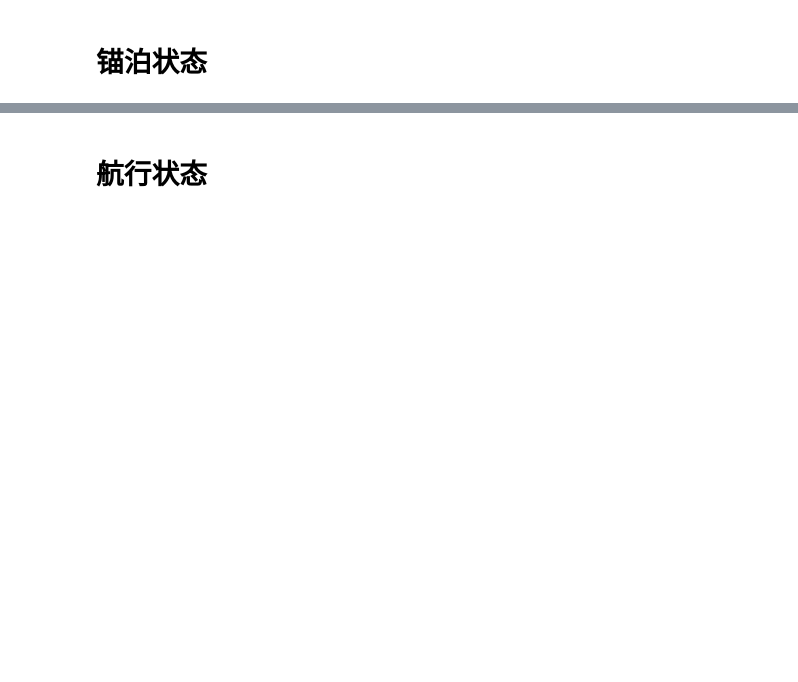
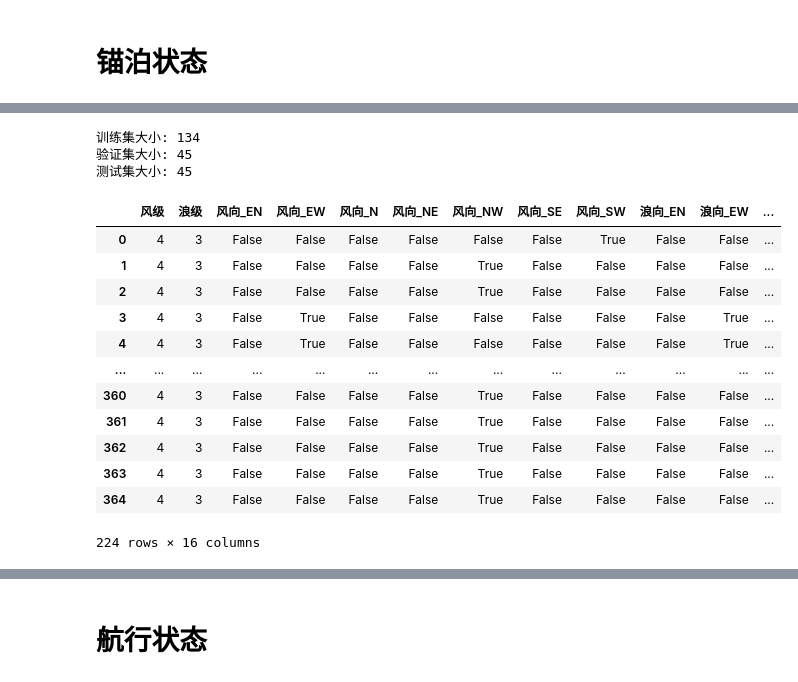
Before and after one commit to yingyingWNL/GuoChang, a Jupyter notebook: my-ann-model.ipynb, the cells around one changed output, grey strips where cells are left out. Saved outputs shown, nothing was run; the diff lists cells and outputs as text; code cells hidden in the pictures; blank space fills up the shorter version.

```diff
--- a/my-ann-model.ipynb
+++ b/my-ann-model.ipynb
@@ -56,4 +72,31 @@ y = anchor_all_data[['重油消耗量', '轻油消耗量']]
 # %%
 # 对风向和浪向进行独热编码
 X = pd.get_dummies(X, columns=['风向', '浪向'])
+# %%
+X_train_val, X_test, y_train_val, y_test = train_test_split(X, y, test_size=0.2, random_state=42)
+X_train, X_val, y_train, y_val = train_test_split(X_train_val, y_train_val, test_size=0.25, random_state=42)
+
+print("训练集大小:", X_train.shape[0])
+print("验证集大小:", X_val.shape[0])
+print("测试集大小:", X_test.shape[0])
+# %% [output]
+训练集大小: 134
+验证集大小: 45
+测试集大小: 45
+# %%
+X
+# %% [output]
+|  | 风级 | 浪级 | 风向_EN | 风向_EW | 风向_N | 风向_NE | 风向_NW | 风向_SE | 风向_SW | 浪向_EN | 浪向_EW | ... |
+| 0 | 4 | 3 | False | False | False | False | False | False | True | False | False | ... |
+| 1 | 4 | 3 | False | False | False | False | True | False | False | False | False | ... |
+| 2 | 4 | 3 | False | False | False | False | True | False | False | False | False | ... |
+| 3 | 4 | 3 | False | True | False | False | False | False | False | False | True | ... |
+| 4 | 4 | 3 | False | True | False | False | False | False | False | False | True | ... |
+| ... | ... | ... | ... | ... | ... | ... | ... | ... | ... | ... | ... | ... |
+| 360 | 4 | 3 | False | False | False | False | True | False | False | False | False | ... |
+| 361 | 4 | 3 | False | False | False | False | True | False | False | False | False | ... |
+| 362 | 4 | 3 | False | False | False | False | True | False | False | False | False | ... |
+| 363 | 4 | 3 | False | False | False | False | True | False | False | False | False | ... |
+| 364 | 4 | 3 | False | False | False | False | True | False | False | False | False | ... |
+224 rows × 16 columns
 # %%
```
Also changed, not shown: parts of 22 cells of this notebook.
